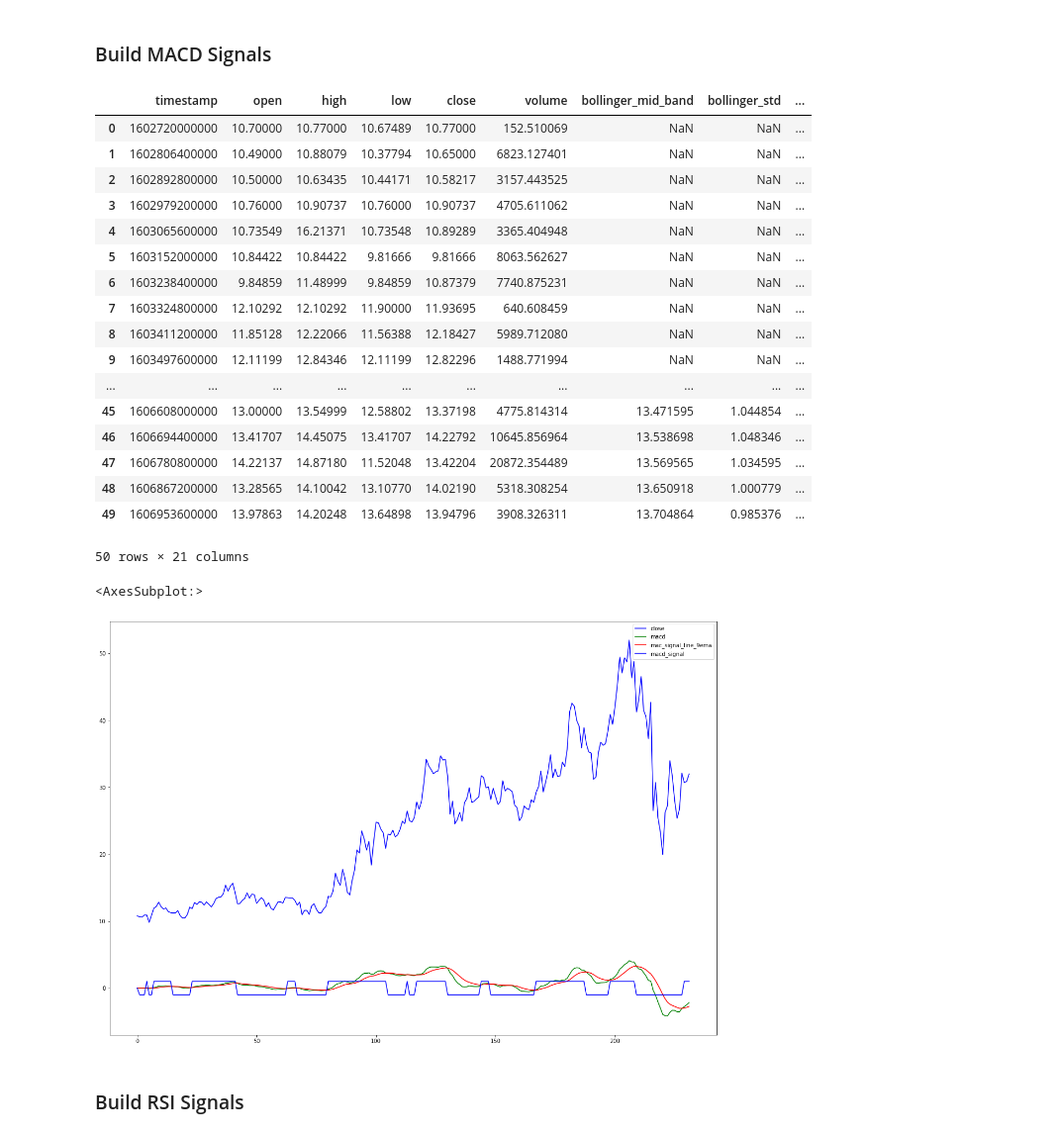
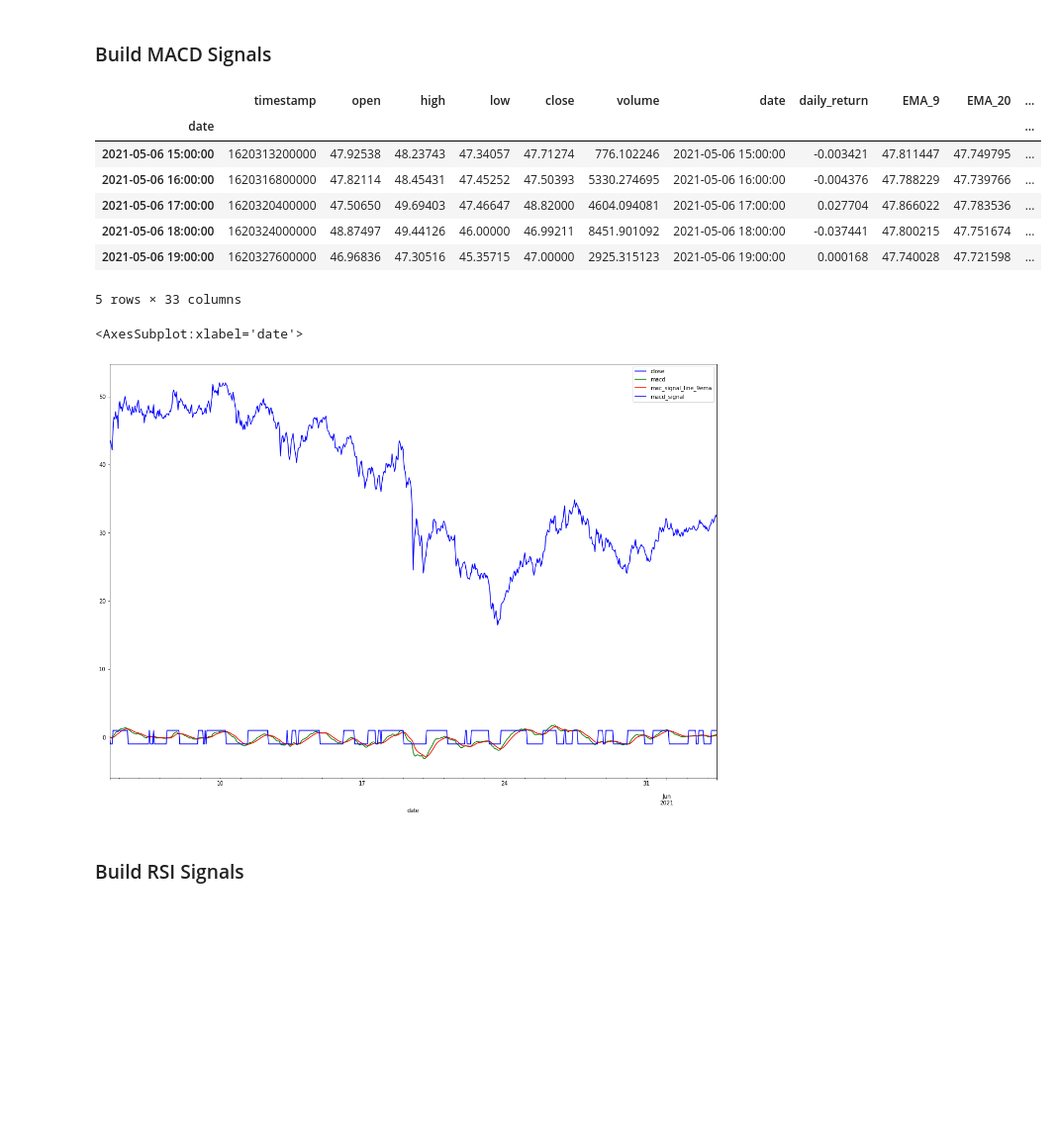
Before and after one commit to Hash3rown/monu-fintech-Project-2, a Jupyter notebook: sandbox/alex_macd_EMA_Bollinger.ipynb, the cells around one changed output. Shown at 99% size. Drawn from its saved outputs; the diff is of its cells as text; code cells hidden in the pictures; blank space fills up the shorter version.

```diff
--- a/sandbox/alex_macd_EMA_Bollinger.ipynb
+++ b/sandbox/alex_macd_EMA_Bollinger.ipynb
@@ -120,6 +120,6 @@ pairs_df
 ### Fetch Historical Data for LINK/USDT
 # %%
 # Fetch daily candlestick bar data from `BTC/USD`
-historical_prices = exchange.fetch_ohlcv("LINK/USDT", "1d")
+historical_prices = exchange.fetch_ohlcv("LINK/USDT", "1h")
 historical_prices[2]
 # %% [output]
@@ -327,50 +338,40 @@ historical_prices_df[['close','bollinger_mid_band','bollinger_upper_band','bolli
 # %%
 
 # Construct a `Fast` and `Slow` Exponential Moving Average from short and long windows, respectively
 historical_prices_df['mac_fast_12'] = historical_prices_df['close'].ewm(span=12, adjust=False).mean()
 historical_prices_df['mac_slow_26'] = historical_prices_df['close'].ewm(span=26, adjust=False).mean()
 
 # Build the Macd line and the Signal Line
 macd = historical_prices_df['mac_fast_12'] - historical_prices_df['mac_slow_26']
 historical_prices_df['macd'] = macd
 historical_prices_df['mac_signal_line_9ema'] = macd.ewm(span=9, adjust=False).mean()
 
 # Calculate difference between macd and signal
 macd_diff = historical_prices_df['macd'] - historical_prices_df['mac_signal_line_9ema']
 historical_prices_df['macd_diff'] = macd_diff
 
 
 # Construct a macd trading signal
 historical_prices_df['macd_long'] = np.where(historical_prices_df['macd_diff'] > 0, 1.0, 0.0)
 historical_prices_df['macd_short'] = np.where(historical_prices_df['macd_diff'] < 0, -1.0, 0.0)
 historical_prices_df['macd_signal'] = historical_prices_df['macd_long'] + historical_prices_df['macd_short']
 
 
-historical_prices_df.head(50)
+historical_prices_df.iloc[50:55]
 # %% [output]
-|  | timestamp | open | high | low | close | volume | bollinger_mid_band | bollinger_std | ... |
-| 0 | 1602720000000 | 10.70000 | 10.77000 | 10.67489 | 10.77000 | 152.510069 | NaN | NaN | ... |
-| 1 | 1602806400000 | 10.49000 | 10.88079 | 10.37794 | 10.65000 | 6823.127401 | NaN | NaN | ... |
-| 2 | 1602892800000 | 10.50000 | 10.63435 | 10.44171 | 10.58217 | 3157.443525 | NaN | NaN | ... |
-| 3 | 1602979200000 | 10.76000 | 10.90737 | 10.76000 | 10.90737 | 4705.611062 | NaN | NaN | ... |
-| 4 | 1603065600000 | 10.73549 | 16.21371 | 10.73548 | 10.89289 | 3365.404948 | NaN | NaN | ... |
-| 5 | 1603152000000 | 10.84422 | 10.84422 | 9.81666 | 9.81666 | 8063.562627 | NaN | NaN | ... |
-| 6 | 1603238400000 | 9.84859 | 11.48999 | 9.84859 | 10.87379 | 7740.875231 | NaN | NaN | ... |
-| 7 | 1603324800000 | 12.10292 | 12.10292 | 11.90000 | 11.93695 | 640.608459 | NaN | NaN | ... |
-| 8 | 1603411200000 | 11.85128 | 12.22066 | 11.56388 | 12.18427 | 5989.712080 | NaN | NaN | ... |
-| 9 | 1603497600000 | 12.11199 | 12.84346 | 12.11199 | 12.82296 | 1488.771994 | NaN | NaN | ... |
-| ... | ... | ... | ... | ... | ... | ... | ... | ... | ... |
-| 45 | 1606608000000 | 13.00000 | 13.54999 | 12.58802 | 13.37198 | 4775.814314 | 13.471595 | 1.044854 | ... |
-| 46 | 1606694400000 | 13.41707 | 14.45075 | 13.41707 | 14.22792 | 10645.856964 | 13.538698 | 1.048346 | ... |
-| 47 | 1606780800000 | 14.22137 | 14.87180 | 11.52048 | 13.42204 | 20872.354489 | 13.569565 | 1.034595 | ... |
-| 48 | 1606867200000 | 13.28565 | 14.10042 | 13.10770 | 14.02190 | 5318.308254 | 13.650918 | 1.000779 | ... |
-| 49 | 1606953600000 | 13.97863 | 14.20248 | 13.64898 | 13.94796 | 3908.326311 | 13.704864 | 0.985376 | ... |
+|  | timestamp | open | high | low | close | volume | date | daily_return | EMA_9 | EMA_20 | ... |
+| date |  |  |  |  |  |  |  |  |  |  | ... |
+| 2021-05-06 15:00:00 | 1620313200000 | 47.92538 | 48.23743 | 47.34057 | 47.71274 | 776.102246 | 2021-05-06 15:00:00 | -0.003421 | 47.811447 | 47.749795 | ... |
+| 2021-05-06 16:00:00 | 1620316800000 | 47.82114 | 48.45431 | 47.45252 | 47.50393 | 5330.274695 | 2021-05-06 16:00:00 | -0.004376 | 47.788229 | 47.739766 | ... |
+| 2021-05-06 17:00:00 | 1620320400000 | 47.50650 | 49.69403 | 47.46647 | 48.82000 | 4604.094081 | 2021-05-06 17:00:00 | 0.027704 | 47.866022 | 47.783536 | ... |
+| 2021-05-06 18:00:00 | 1620324000000 | 48.87497 | 49.44126 | 46.00000 | 46.99211 | 8451.901092 | 2021-05-06 18:00:00 | -0.037441 | 47.800215 | 47.751674 | ... |
+| 2021-05-06 19:00:00 | 1620327600000 | 46.96836 | 47.30516 | 45.35715 | 47.00000 | 2925.315123 | 2021-05-06 19:00:00 | 0.000168 | 47.740028 | 47.721598 | ... |
-50 rows × 21 columns
+5 rows × 33 columns
 # %%
 historical_prices_df[['close', 'macd','mac_signal_line_9ema', 'macd_signal']].plot(figsize=(20,14), color=['b', 'g', 'r', 'b'])
 # %% [output]
-<AxesSubplot:>
+<AxesSubplot:xlabel='date'>
-[figure, old version]
+[figure, new version]
 # %%
 #### SAVE FOR LATER ####
 ### A conservative, yet effective way to use the macd is to exit your position the second the MACD-SIGNAL value starts to decrease.
```
Also changed, not shown: parts of 23 cells of this notebook.
